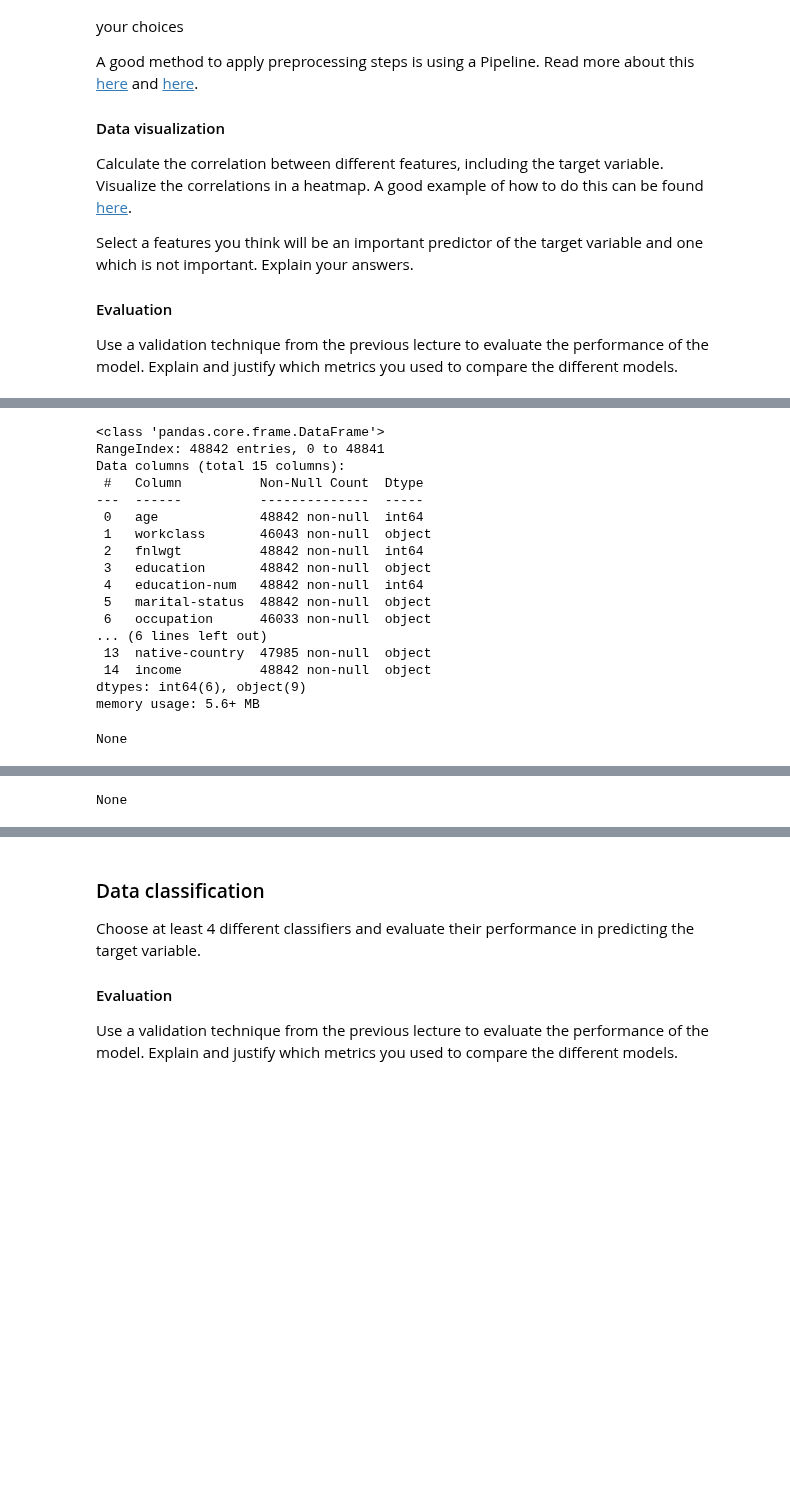
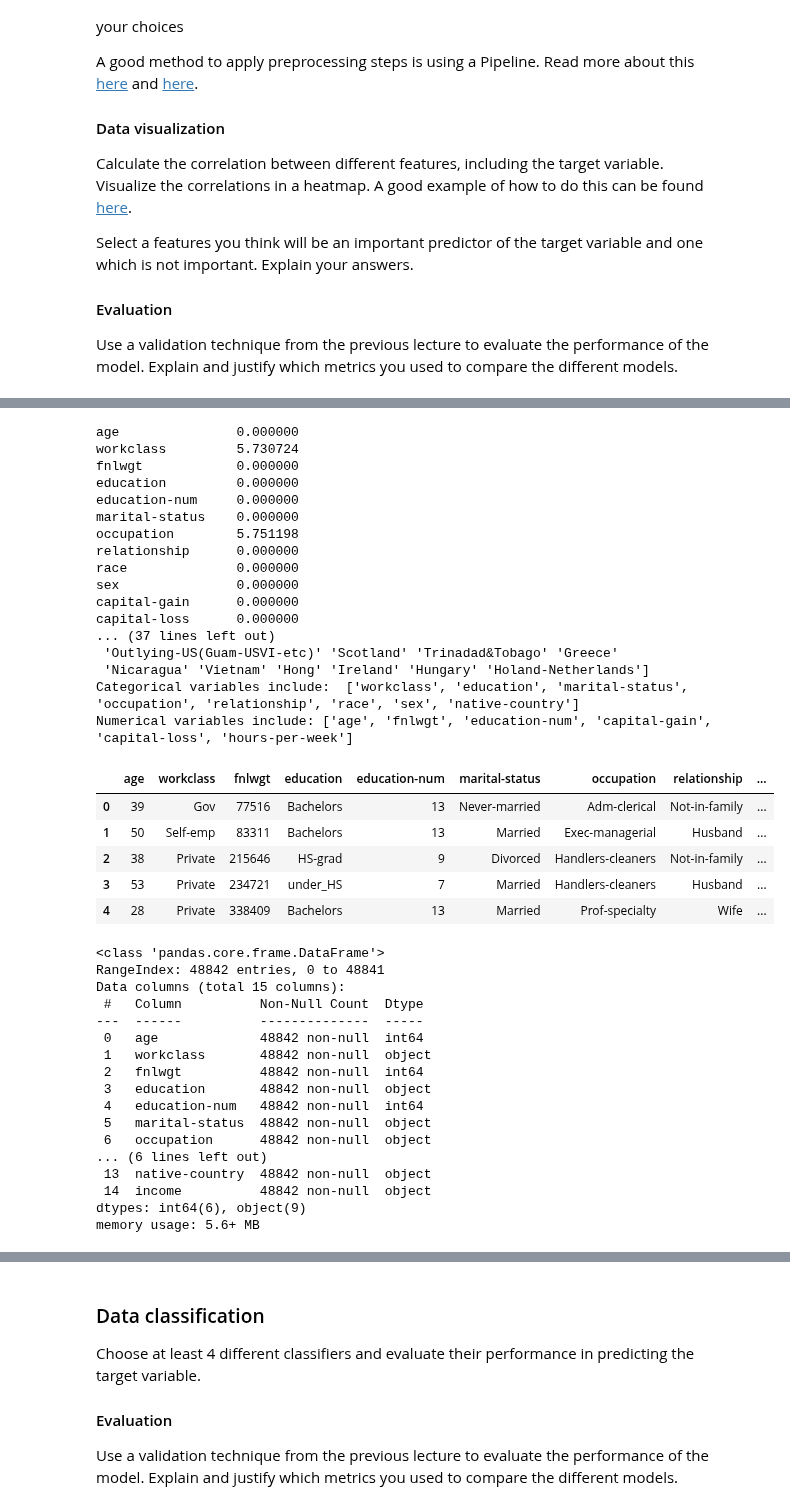
Before and after one commit to tamarvooijs/Applied-Machine-Learning, a Jupyter notebook: Week5/Assignment5_part1.ipynb, the cells around one changed output, grey strips where cells are left out. Cells and saved outputs as stored; diff of their text form; code cells hidden in the pictures; blank space fills up the shorter version.

```diff
--- a/Week5/Assignment5_part1.ipynb
+++ b/Week5/Assignment5_part1.ipynb
@@ -46,54 +46,78 @@ warnings.filterwarnings("ignore")
 # %%
 #set columns
 data.columns = ['age','workclass','fnlwgt','education','education-num','marital-status','occupation','relationship','race','sex',
                    'capital-gain','capital-loss','hours-per-week','native-country','income']
-display(data.info())
+# check nan values
+print(data.isnull().sum()/len(data)*100)
 
-# encode target variables
-data['income']=data['income'].map({'<=50K': 0, '>50K': 1, '<=50K.': 0, '>50K.': 1})
+# nan values in workclass
+data_nan = data[data.isnull().T.any()]
+print(data_nan[['workclass','occupation','native-country']])
 
 # categorical variables
-categorical_ix = data.select_dtypes(include=['object']).columns.tolist()
+categorical_ix = data.drop(['income'], axis=1).select_dtypes(include=['object']).columns.tolist()
+# nan values
+for cat in categorical_ix:
+    data[cat].fillna(data[cat].value_counts().index[0], inplace=True)
+    print(f' {cat} have categorials :', data[cat].unique())
 # reducing categories
 data['marital-status'] = data['marital-status'].replace(['Married-civ-spouse','Married-spouse-absent','Married-AF-spouse'], 'Married')
 data['education'] = data['education'].replace(['12th','11th','9th','10th','5th-6th','7th-8th','Preschool','1st-4th'],'under_HS')
 data['education'] = data['education'].replace(['Assoc-acdm','Assoc-voc'],'Assoc')
 data['education'] = data['education'].replace(['Some-college','Prof-school'],'College')
 data['education'] = data['education'].replace(['Masters','Doctorate'],'Post-graduate')
-data = data.drop(['education-num'],axis=1)
 data['workclass'] = data['workclass'].replace(['State-gov','Federal-gov','Local-gov'],'Gov')
 data['workclass'] = data['workclass'].replace(['Self-emp-not-inc','Self-emp-inc'],'Self-emp')
-# nan values
-for cat in categorical_ix:
-    data[cat].fillna(data[cat].value_counts().index[0], inplace=True)
-    print(f' {cat} have categorials :', data[cat].unique())
+
 
 # numerical variables
 numerical_ix = data.drop(['income'], axis=1).select_dtypes(include=['int64', 'float64']).columns.tolist()
 # nan values
 for num in numerical_ix:
     data[num].fillna((data[num].mean()), inplace=True)
 print('Categorical variables include: ',categorical_ix,'\n'
      'Numerical variables include:',numerical_ix )
 
 display(data.head())
 display(data.info())
 # %% [output]
-<class 'pandas.core.frame.DataFrame'>
-RangeIndex: 48842 entries, 0 to 48841
-Data columns (total 15 columns):
- #   Column          Non-Null Count  Dtype
----  ------          --------------  -----
- 0   age             48842 non-null  int64
- 1   workclass       46043 non-null  object
- 2   fnlwgt          48842 non-null  int64
- 3   education       48842 non-null  object
- 4   education-num   48842 non-null  int64
- 5   marital-status  48842 non-null  object
- 6   occupation      46033 non-null  object
-... (6 lines left out)
- 13  native-country  47985 non-null  object
- 14  income          48842 non-null  object
-dtypes: int64(6), object(9)
-memory usage: 5.6+ MB
+age               0.000000
+workclass         5.730724
+fnlwgt            0.000000
+education         0.000000
+education-num     0.000000
+marital-status    0.000000
+occupation        5.751198
+relationship      0.000000
+race              0.000000
+sex               0.000000
+capital-gain      0.000000
+capital-loss      0.000000
+... (37 lines left out)
+ 'Outlying-US(Guam-USVI-etc)' 'Scotland' 'Trinadad&Tobago' 'Greece'
+ 'Nicaragua' 'Vietnam' 'Hong' 'Ireland' 'Hungary' 'Holand-Netherlands']
+Categorical variables include:  ['workclass', 'education', 'marital-status', 'occupation', 'relationship', 'race', 'sex', 'native-country']
+Numerical variables include: ['age', 'fnlwgt', 'education-num', 'capital-gain', 'capital-loss', 'hours-per-week']
+|  | age | workclass | fnlwgt | education | education-num | marital-status | occupation | relationship | ... |
+| 0 | 39 | Gov | 77516 | Bachelors | 13 | Never-married | Adm-clerical | Not-in-family | ... |
+| 1 | 50 | Self-emp | 83311 | Bachelors | 13 | Married | Exec-managerial | Husband | ... |
+| 2 | 38 | Private | 215646 | HS-grad | 9 | Divorced | Handlers-cleaners | Not-in-family | ... |
+| 3 | 53 | Private | 234721 | under_HS | 7 | Married | Handlers-cleaners | Husband | ... |
+| 4 | 28 | Private | 338409 | Bachelors | 13 | Married | Prof-specialty | Wife | ... |
-None
+<class 'pandas.core.frame.DataFrame'>
+RangeIndex: 48842 entries, 0 to 48841
+Data columns (total 15 columns):
+ #   Column          Non-Null Count  Dtype
+---  ------          --------------  -----
+ 0   age             48842 non-null  int64
+ 1   workclass       48842 non-null  object
+ 2   fnlwgt          48842 non-null  int64
+ 3   education       48842 non-null  object
+ 4   education-num   48842 non-null  int64
+ 5   marital-status  48842 non-null  object
+ 6   occupation      48842 non-null  object
+... (6 lines left out)
+ 13  native-country  48842 non-null  object
+ 14  income          48842 non-null  object
+dtypes: int64(6), object(9)
+memory usage: 5.6+ MB
@@ -142 +124,0 @@ memory usage: 5.2+ MB
-None
```
Also changed, not shown: parts of 12 cells of this notebook.
